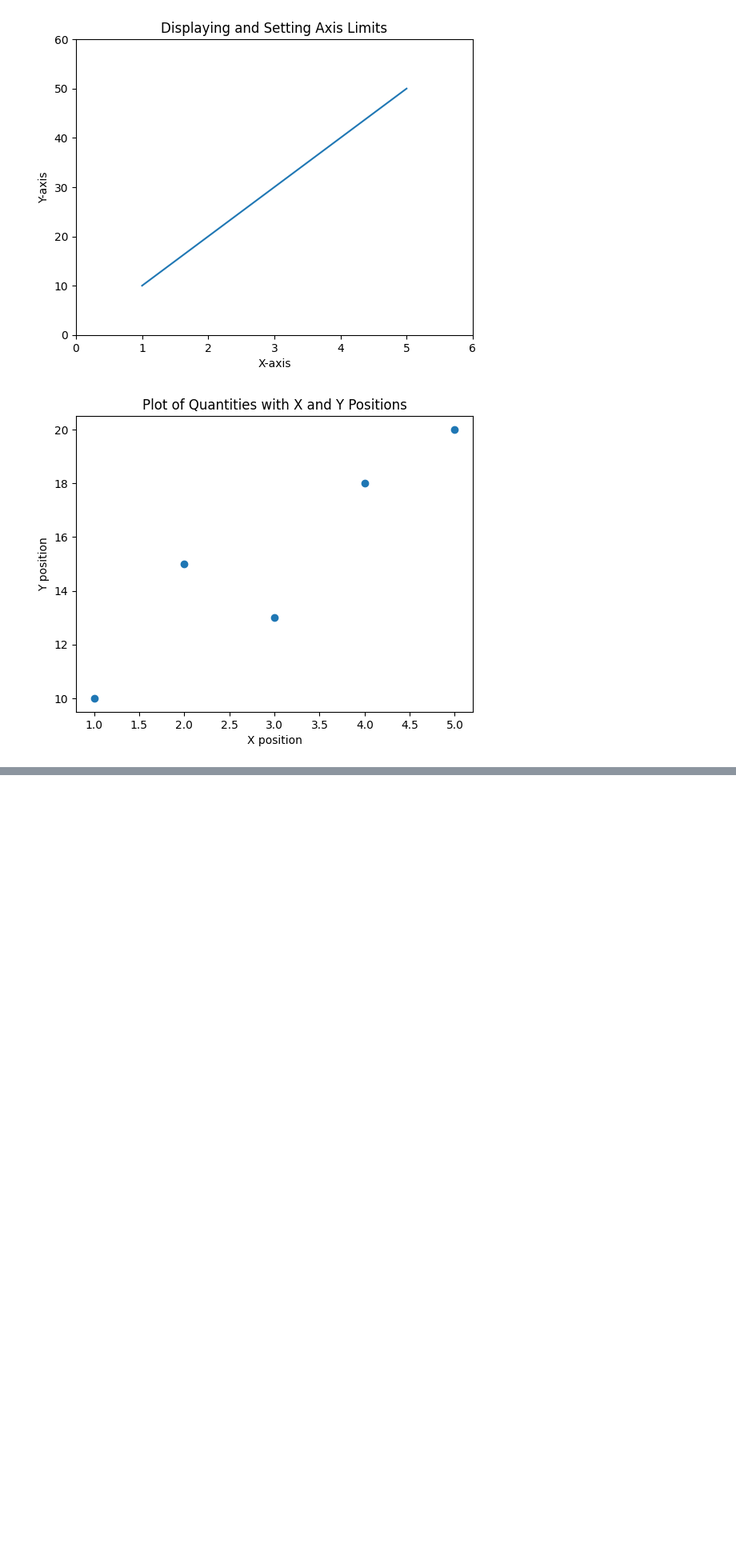
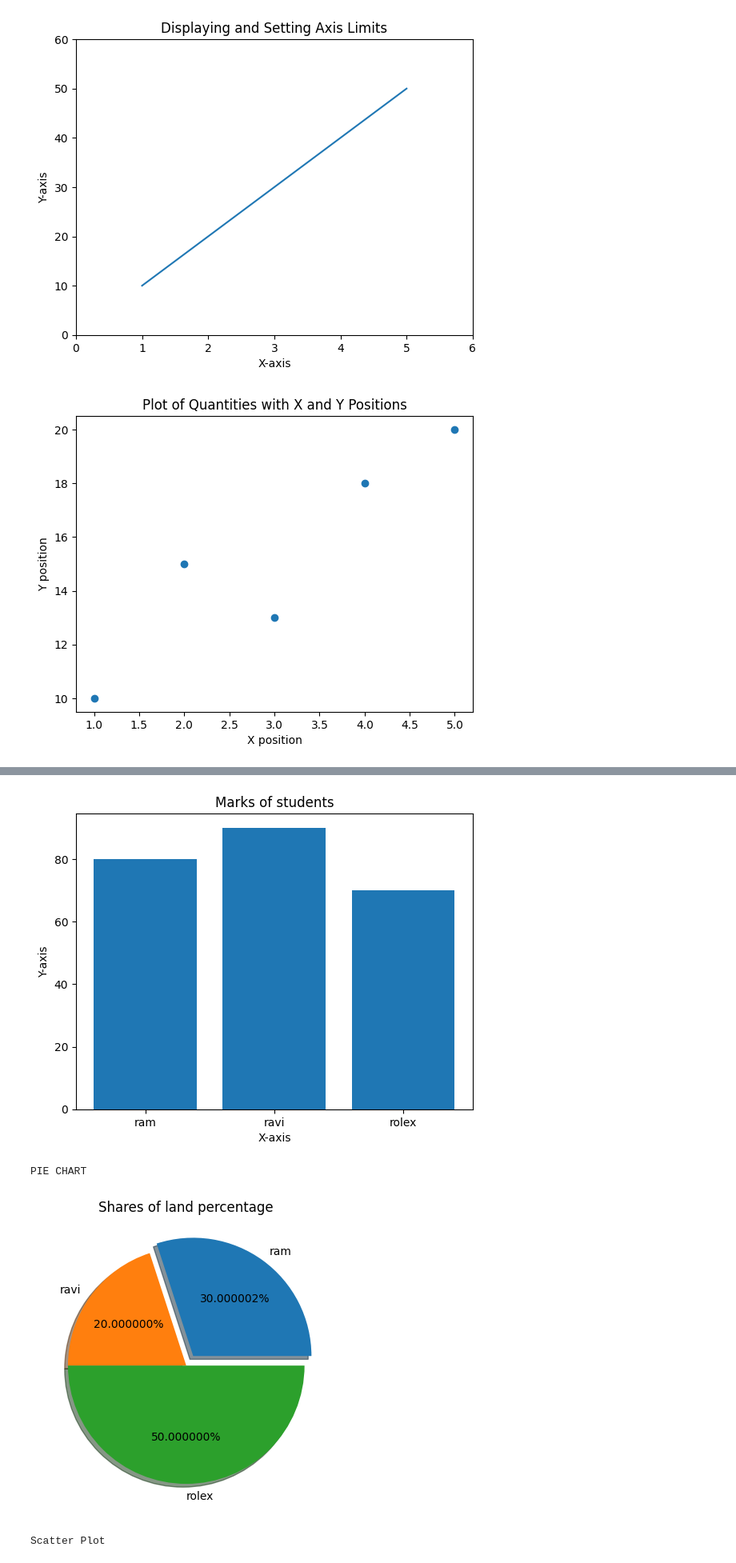
Before and after one commit to Tejeswar23/python-core-, a Jupyter notebook: matplot/practice_matplot.ipynb, the cells around one changed output, grey strips where cells are left out. Shown at 80% size. Saved outputs shown, nothing was run; the diff lists cells and outputs as text; code cells hidden in the pictures; blank space fills up the shorter version.

```diff
--- a/matplot/practice_matplot.ipynb
+++ b/matplot/practice_matplot.ipynb
@@ -158,0 +172,29 @@ plt.show()
+# %%
+# 12 - Python program to create multiple types of charts
+names = ['ram','ravi','rolex']
+score = [80,90,70]
+plt.bar(names,score)
+plt.xlabel('X-axis')
+plt.ylabel('Y-axis')
+plt.title("Marks of students")
+plt.show()
+print("PIE CHART")
+x = ['ram','ravi','rolex']
+y = [30,20,50]
+plt.pie(y,labels=x,autopct="%1f%%",explode=[0.1,0,0],shadow=True)
+plt.title("Shares of land percentage")
+plt.show()
+print("Scatter Plot")
+x = [1, 2, 3, 4, 5]
+y = [10, 15, 8, 20, 18]
+plt.scatter(x, y)
+plt.xlabel("X values")
+plt.ylabel("Y values")
+plt.title("Scatter Plot")
+plt.grid()
+plt.show()
+# %% [output]
+[figure, added]
+PIE CHART
+[figure, added]
+Scatter Plot
```
Also changed, not shown: parts of 14 cells of this notebook.
